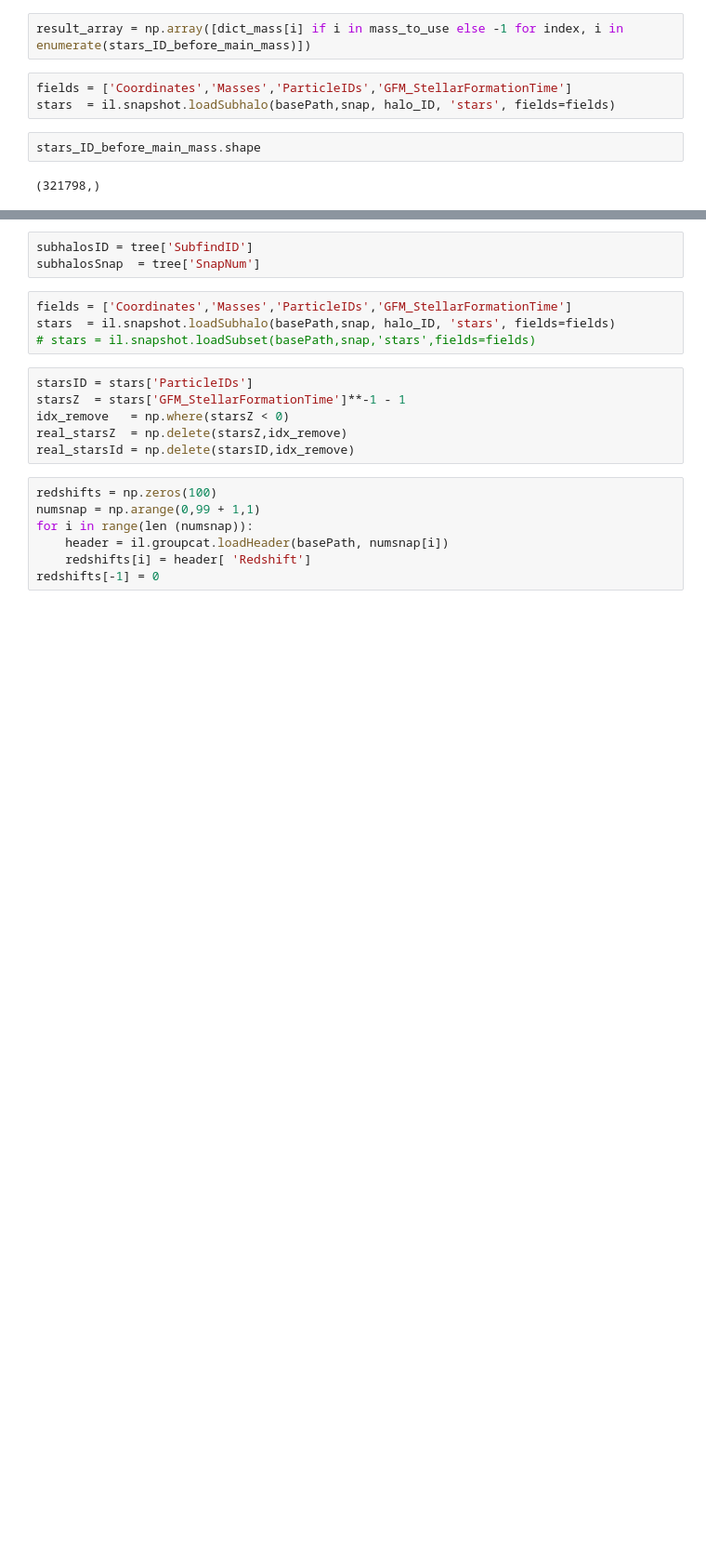
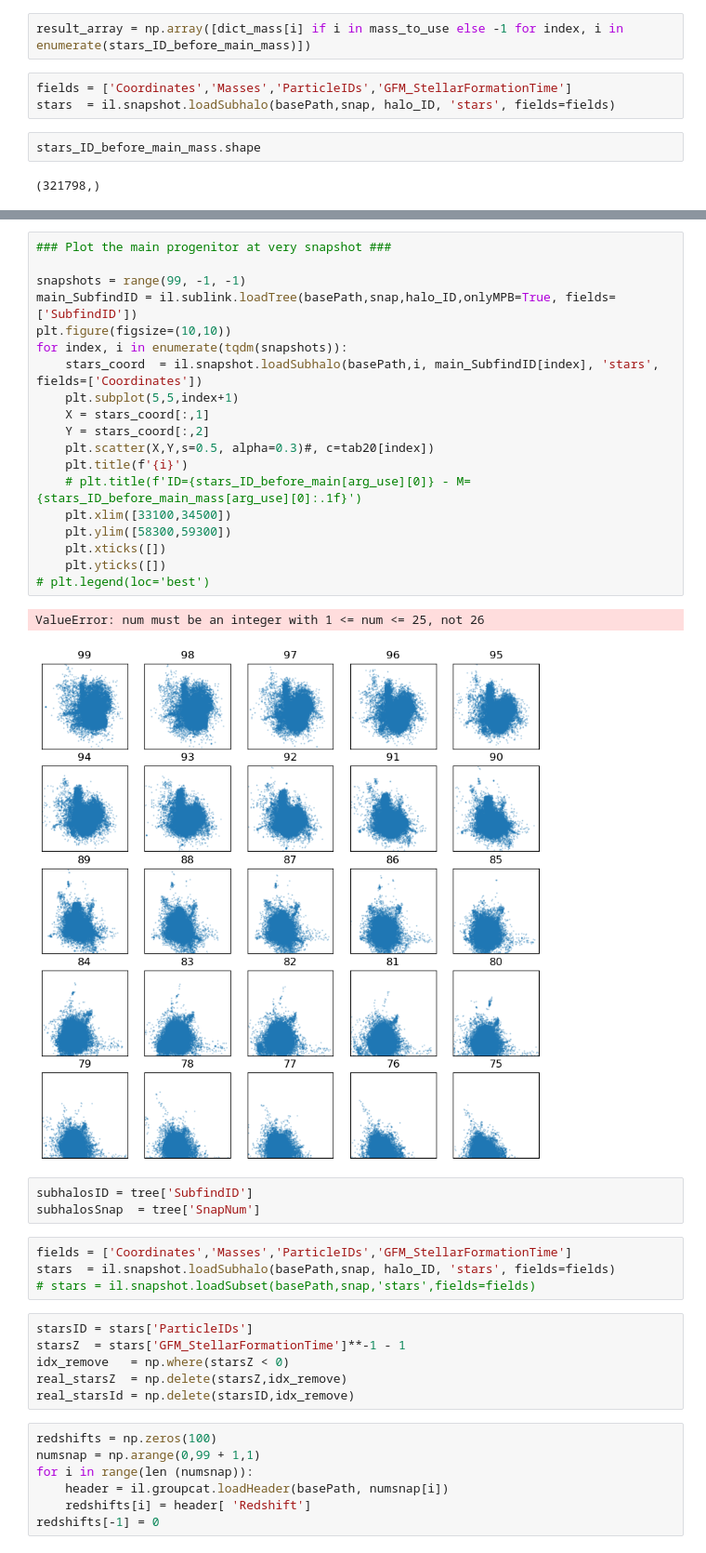
Before and after one commit to David-Chemaly/Stream_Finder, a Jupyter notebook: IllustrisHub.ipynb, the cells around one changed output, grey strips where cells are left out. Shown at 93% size. Cells and saved outputs as stored; diff of their text form; blank space fills up the shorter version.

```diff
--- a/IllustrisHub.ipynb
+++ b/IllustrisHub.ipynb
@@ -113,3 +140,25 @@ plt.hist(stars_ID_before_main, bins=10);
+# %%
+### Plot the main progenitor at very snapshot ###
+
+snapshots = range(99, -1, -1)
+main_SubfindID = il.sublink.loadTree(basePath,snap,halo_ID,onlyMPB=True, fields=['SubfindID'])
+plt.figure(figsize=(10,10))
+for index, i in enumerate(tqdm(snapshots)):
+    stars_coord  = il.snapshot.loadSubhalo(basePath,i, main_SubfindID[index], 'stars', fields=['Coordinates'])
+    plt.subplot(5,5,index+1)
+    X = stars_coord[:,1]
+    Y = stars_coord[:,2]
+    plt.scatter(X,Y,s=0.5, alpha=0.3)#, c=tab20[index])
+    plt.title(f'{i}')
+    # plt.title(f'ID={stars_ID_before_main[arg_use][0]} - M={stars_ID_before_main_mass[arg_use][0]:.1f}')
+    plt.xlim([33100,34500])
+    plt.ylim([58300,59300])
+    plt.xticks([])
+    plt.yticks([])
+# plt.legend(loc='best')
+# %% [output]
+ValueError: num must be an integer with 1 <= num <= 25, not 26
+[figure, added]
 # %%
 subhalosID = tree['SubfindID']
 subhalosSnap  = tree['SnapNum']
```
Also changed, not shown: parts of 11 cells of this notebook, 3 other files.
